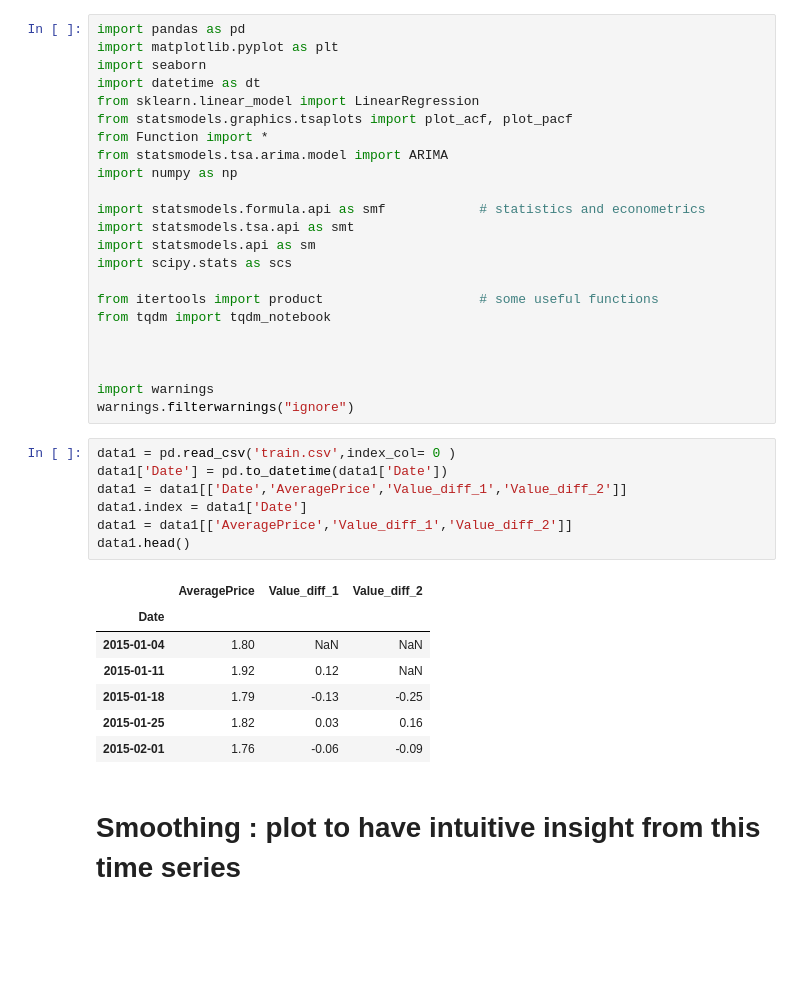
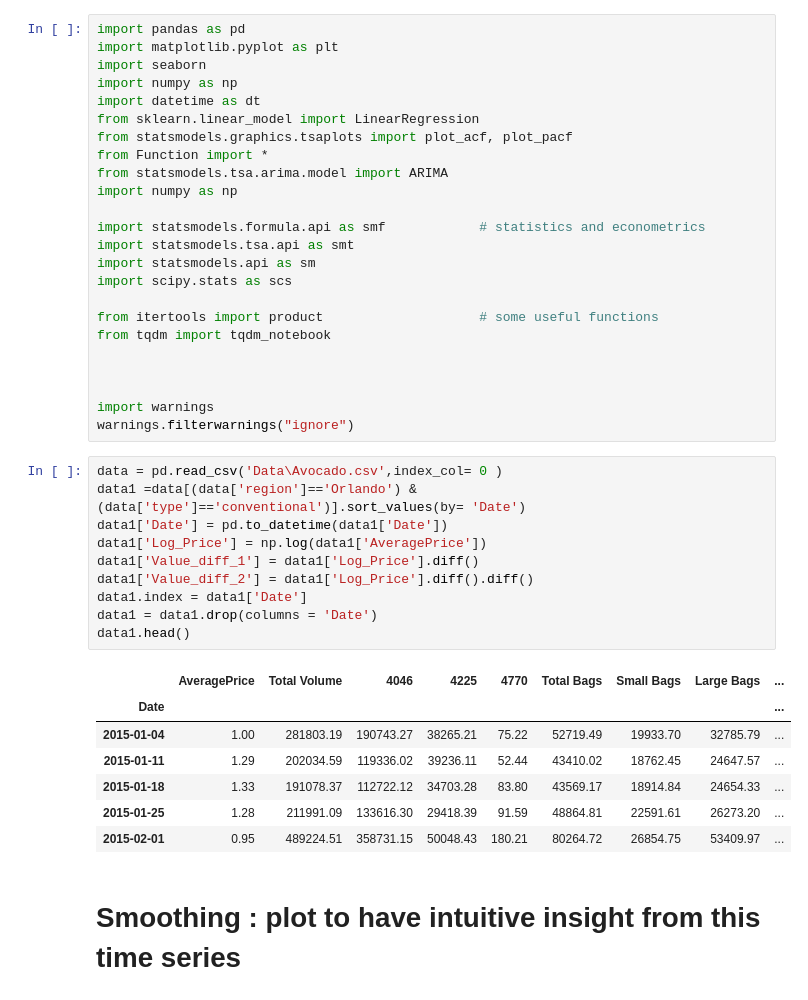
Before and after one commit to dunp7/Avocado-Price-Prediction, a Jupyter notebook: EDA.ipynb, the cells around one changed output. Drawn from its saved outputs; the diff is of its cells as text; blank space fills up the shorter version.

```diff
--- a/EDA.ipynb
+++ b/EDA.ipynb
@@ -2,6 +2,7 @@
 import pandas as pd
 import matplotlib.pyplot as plt
 import seaborn
+import numpy as np
 import datetime as dt
 from sklearn.linear_model import LinearRegression
 from statsmodels.graphics.tsaplots import plot_acf, plot_pacf
@@ -22,20 +23,23 @@ from tqdm import tqdm_notebook
 import warnings
 warnings.filterwarnings("ignore")
 # %%
-data1 = pd.read_csv('train.csv',index_col= 0 )
+data = pd.read_csv('Data\Avocado.csv',index_col= 0 )
+data1 =data[(data['region']=='Orlando') & (data['type']=='conventional')].sort_values(by= 'Date')
 data1['Date'] = pd.to_datetime(data1['Date'])
-data1 = data1[['Date','AveragePrice','Value_diff_1','Value_diff_2']]
+data1['Log_Price'] = np.log(data1['AveragePrice'])
+data1['Value_diff_1'] = data1['Log_Price'].diff()
+data1['Value_diff_2'] = data1['Log_Price'].diff().diff()
 data1.index = data1['Date']
-data1 = data1[['AveragePrice','Value_diff_1','Value_diff_2']]
+data1 = data1.drop(columns = 'Date')
 data1.head()
 # %% [output]
-|  | AveragePrice | Value_diff_1 | Value_diff_2 |
-| Date |  |  |  |
-| 2015-01-04 | 1.80 | NaN | NaN |
-| 2015-01-11 | 1.92 | 0.12 | NaN |
-| 2015-01-18 | 1.79 | -0.13 | -0.25 |
-| 2015-01-25 | 1.82 | 0.03 | 0.16 |
-| 2015-02-01 | 1.76 | -0.06 | -0.09 |
+|  | AveragePrice | Total Volume | 4046 | 4225 | 4770 | Total Bags | Small Bags | Large Bags | ... |
+| Date |  |  |  |  |  |  |  |  | ... |
+| 2015-01-04 | 1.00 | 281803.19 | 190743.27 | 38265.21 | 75.22 | 52719.49 | 19933.70 | 32785.79 | ... |
+| 2015-01-11 | 1.29 | 202034.59 | 119336.02 | 39236.11 | 52.44 | 43410.02 | 18762.45 | 24647.57 | ... |
+| 2015-01-18 | 1.33 | 191078.37 | 112722.12 | 34703.28 | 83.80 | 43569.17 | 18914.84 | 24654.33 | ... |
+| 2015-01-25 | 1.28 | 211991.09 | 133616.30 | 29418.39 | 91.59 | 48864.81 | 22591.61 | 26273.20 | ... |
+| 2015-02-01 | 0.95 | 489224.51 | 358731.15 | 50048.43 | 180.21 | 80264.72 | 26854.75 | 53409.97 | ... |
 # %% [markdown]
 # Smoothing : plot to have intuitive insight from this time series
 # %%
```
Also changed, not shown: parts of 5 cells of this notebook, 3 other files.
